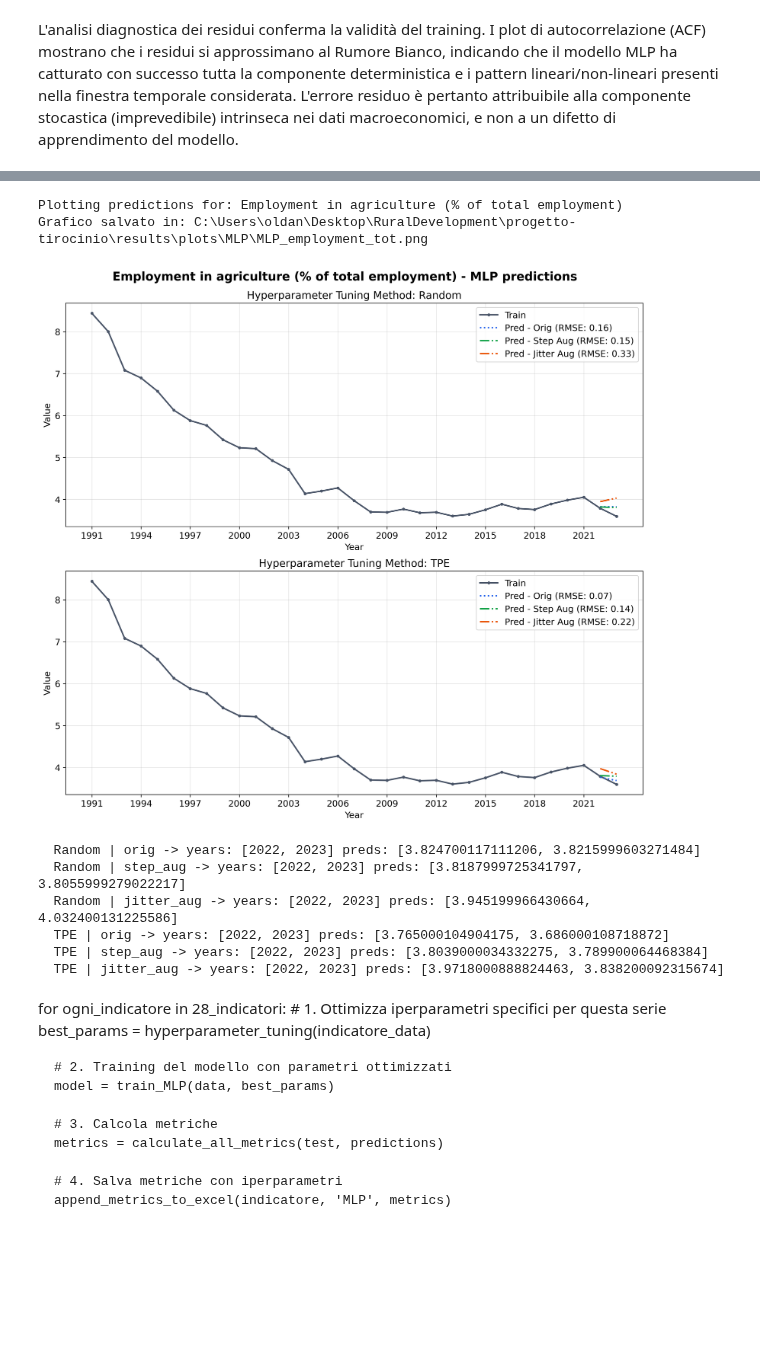
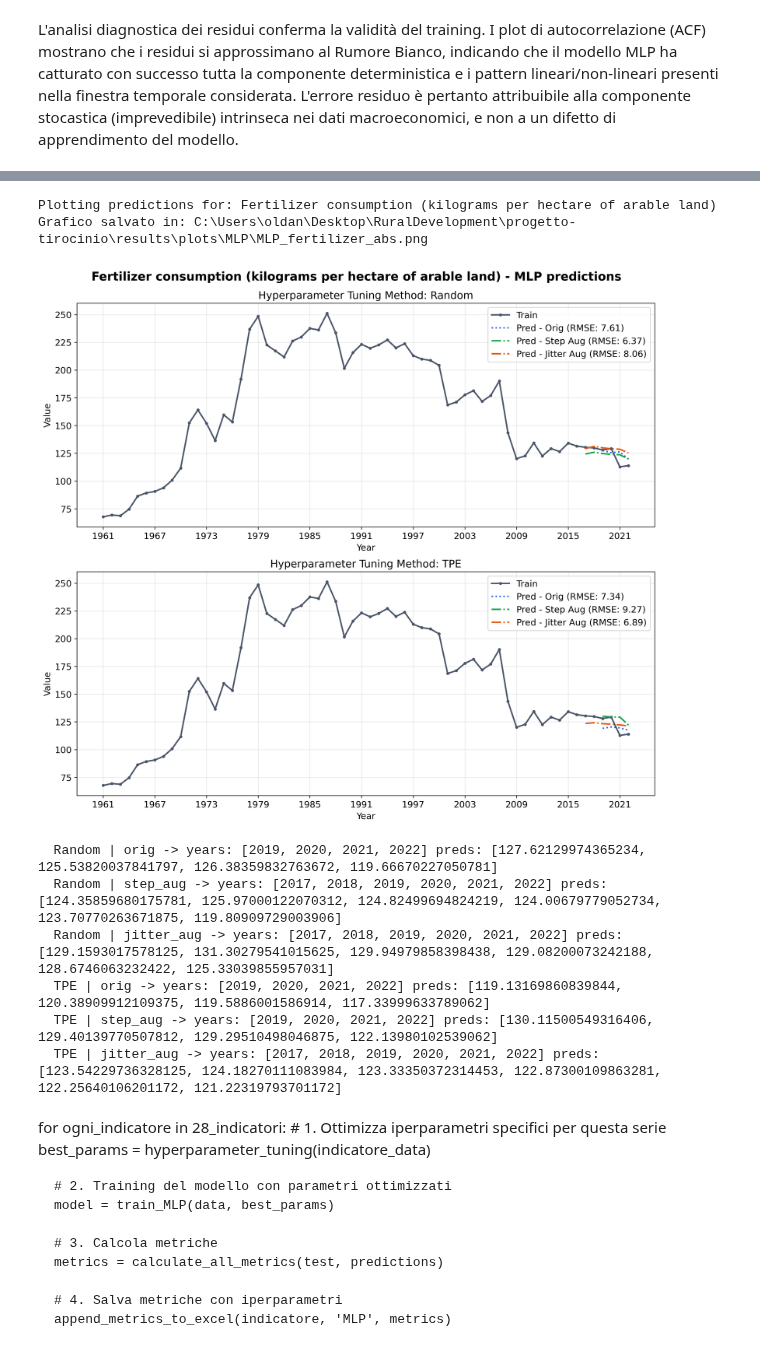
Before and after one commit to ginevraoldani/timeseries-forecasting-on-rural-development, a Jupyter notebook: notebooks/09_2_hyperparam_tuning_MLP.ipynb, the cells around one changed output, grey strips where cells are left out. Saved outputs shown, nothing was run; the diff lists cells and outputs as text; code cells hidden in the pictures; blank space fills up the shorter version.

```diff
--- a/notebooks/09_2_hyperparam_tuning_MLP.ipynb
+++ b/notebooks/09_2_hyperparam_tuning_MLP.ipynb
@@ -27,8 +31,8 @@ from optuna.samplers import TPESampler, RandomSampler
 # %%
 # INDICATORS = [i for i in df.columns if i != 'Year']
 # per ora lo faccio solo su sti tre per capire se funziona
-INDICATORS = ['Employment in agriculture (% of total employment)']
-
+INDICATORS = ['Fertilizer consumption (kilograms per hectare of arable land)']
+# 'Employment in agriculture (% of total employment)'
 # 'Agricultural raw materials imports (% of merchandise imports)',
 # 'Cereal yield (kg per hectare)'
 # 'Fertilizer consumption (% of fertilizer production)',
@@ -414,43 +418,43 @@ for indicator in INDICATORS:
         train_orig = orig_aug_subsets[indicator]['orig_train']
         val_orig = orig_aug_subsets[indicator]['orig_val']
         test_orig = orig_aug_subsets[indicator]['orig_test']
     except KeyError:
         print(f"Skipping {indicator}: missing one of orig_train/orig_val/orig_test")
         continue
 
     if indicator not in predictions_dict:
         print(f"Skipping {indicator}: no predictions available")
         continue
 
     print(f"\nPlotting predictions for: {indicator}")
-    visual.plot_nn_predictions(
+    visual.plot_nn_preds(
         indicator,
         predictions_dict,
         train_orig,
         val_orig,
         test_orig,
         model_name="MLP"
     )
 
     # optional: print a brief summary of stored predictions per sampler/dataset
     for sampler, cats in predictions_dict[indicator].items():
         for cat, res in cats.items():
             yrs = res.get("years")
             vals = res.get("y_pred")
             if yrs is None or vals is None:
                 print(f"  {sampler} | {cat}: missing years or preds")
             else:
                 print(f"  {sampler} | {cat} -> years: {yrs.tolist()} preds: {np.round(vals,4).tolist()}")
 # %% [output]
-Plotting predictions for: Employment in agriculture (% of total employment)
-Grafico salvato in: C:\Users\oldan\Desktop\RuralDevelopment\progetto-tirocinio\results\plots\MLP\MLP_employment_tot.png
+Plotting predictions for: Fertilizer consumption (kilograms per hectare of arable land)
+Grafico salvato in: C:\Users\oldan\Desktop\RuralDevelopment\progetto-tirocinio\results\plots\MLP\MLP_fertilizer_abs.png
-[figure, old version]
+[figure, new version]
-  Random | orig -> years: [2022, 2023] preds: [3.824700117111206, 3.8215999603271484]
-  Random | step_aug -> years: [2022, 2023] preds: [3.8187999725341797, 3.8055999279022217]
-  Random | jitter_aug -> years: [2022, 2023] preds: [3.945199966430664, 4.032400131225586]
-  TPE | orig -> years: [2022, 2023] preds: [3.765000104904175, 3.686000108718872]
-  TPE | step_aug -> years: [2022, 2023] preds: [3.8039000034332275, 3.789900064468384]
-  TPE | jitter_aug -> years: [2022, 2023] preds: [3.9718000888824463, 3.838200092315674]
+  Random | orig -> years: [2019, 2020, 2021, 2022] preds: [127.62129974365234, 125.53820037841797, 126.38359832763672, 119.66670227050781]
+  Random | step_aug -> years: [2017, 2018, 2019, 2020, 2021, 2022] preds: [124.35859680175781, 125.97000122070312, 124.82499694824219, 124.00679779052734, 123.70770263671875, 119.80909729003906]
+  Random | jitter_aug -> years: [2017, 2018, 2019, 2020, 2021, 2022] preds: [129.1593017578125, 131.30279541015625, 129.94979858398438, 129.08200073242188, 128.6746063232422, 125.33039855957031]
+  TPE | orig -> years: [2019, 2020, 2021, 2022] preds: [119.13169860839844, 120.38909912109375, 119.5886001586914, 117.33999633789062]
+  TPE | step_aug -> years: [2019, 2020, 2021, 2022] preds: [130.11500549316406, 129.40139770507812, 129.29510498046875, 122.13980102539062]
+  TPE | jitter_aug -> years: [2017, 2018, 2019, 2020, 2021, 2022] preds: [123.54229736328125, 124.18270111083984, 123.33350372314453, 122.87300109863281, 122.25640106201172, 121.22319793701172]
 # %% [markdown]
 for ogni_indicatore in 28_indicatori:
     # 1. Ottimizza iperparametri specifici per questa serie
```
Also changed, not shown: parts of 14 cells of this notebook, 28 other files.
